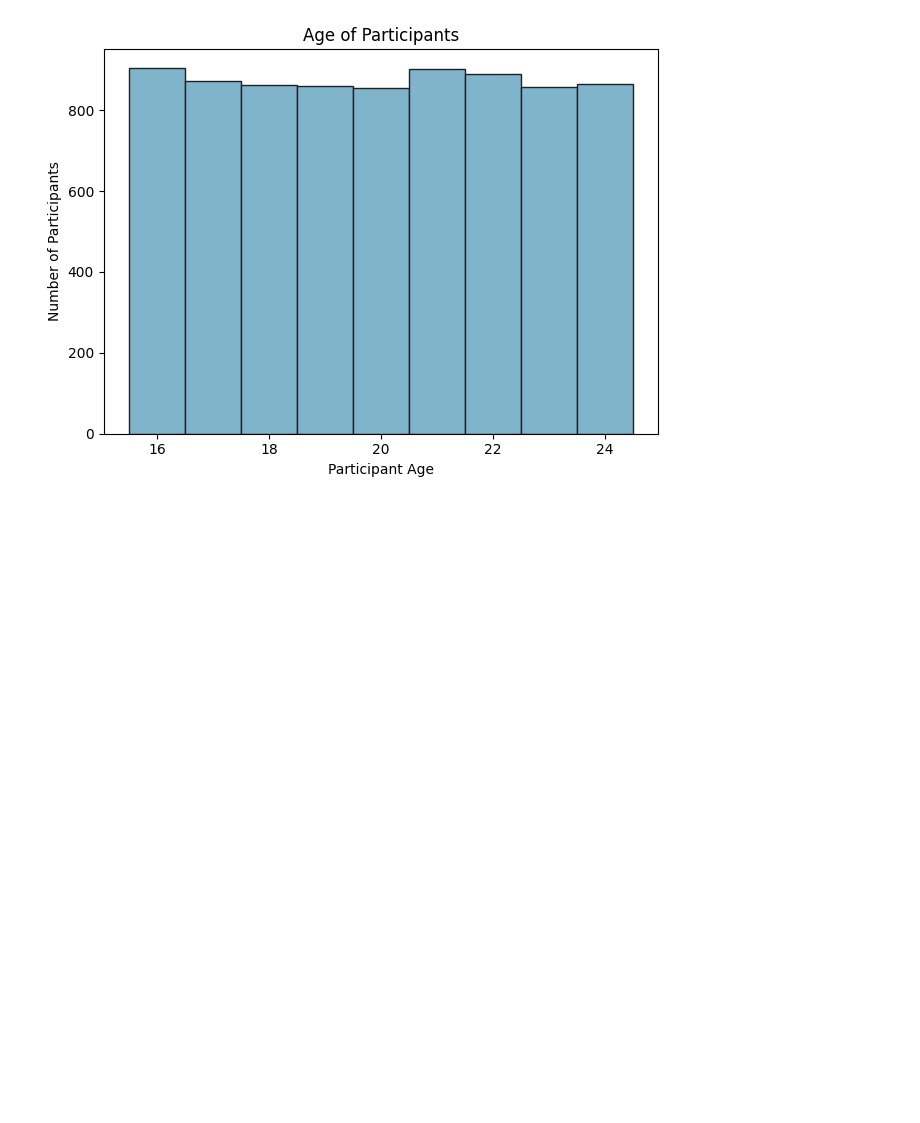
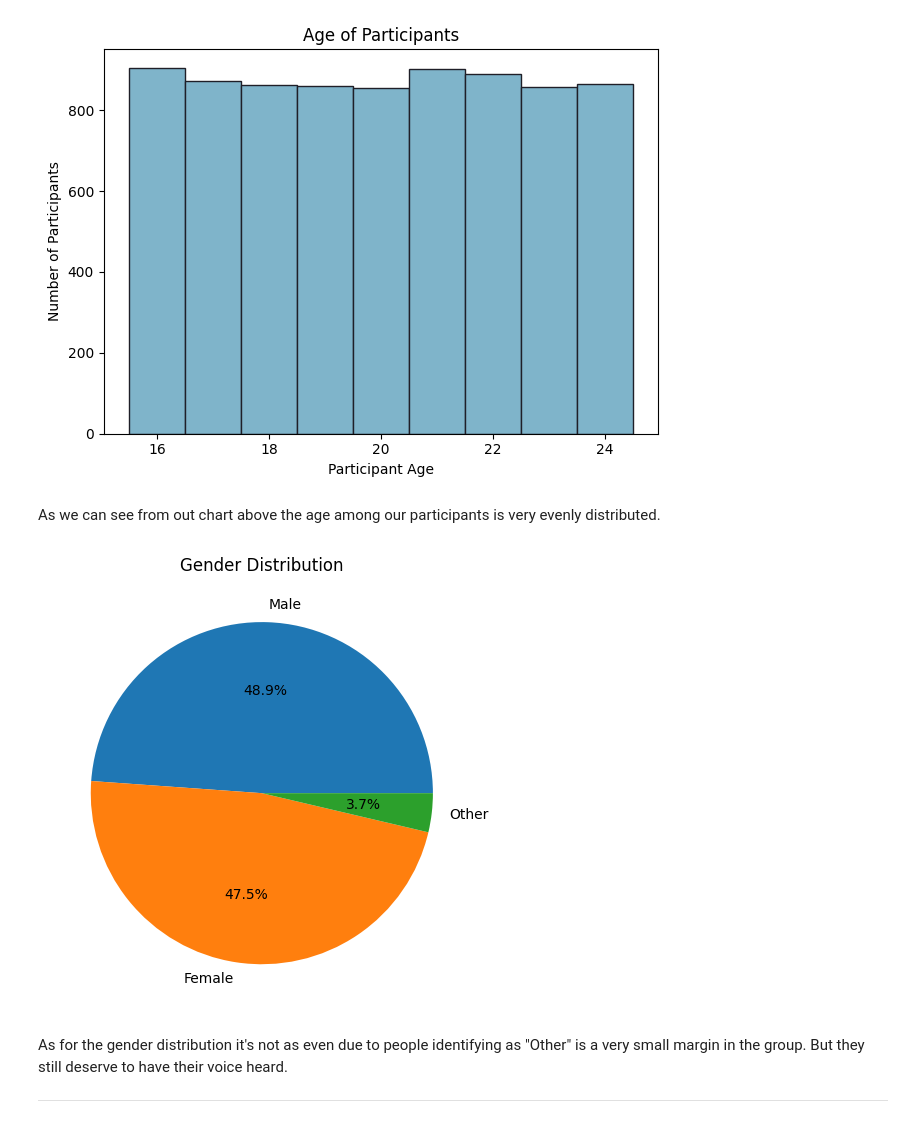
Before and after one commit to Chim-Cham/kk1-pythonAnalysis, a Jupyter notebook: notebook.ipynb, the cells around one changed output. Drawn from its saved outputs; the diff is of its cells as text; code cells hidden in the pictures; blank space fills up the shorter version.

Commit message:
Focus group info added

```diff
--- a/notebook.ipynb
+++ b/notebook.ipynb
@@ -112,3 +127,20 @@ plt.tight_layout()
 plt.show()
 # %% [output]
 [figure]
+# %% [markdown]
+As we can see from out chart above the age among our participants is very evenly distributed.
+# %%
+fig, ax = plt.subplots()
+
+genders = dataset['gender'].value_counts()
+ax.pie(genders.values, labels=genders.index, autopct="%1.1f%%")
+ax.set_title("Gender Distribution")
+
+plt.tight_layout()
+plt.show()
+# %% [output]
+[figure, added]
+# %% [markdown]
+As for the gender distribution it's not as even due to people identifying as "Other" is a very small margin in the group. But they still deserve to have their voice heard.
+
+---
```
Also changed, not shown: parts of 5 cells of this notebook.
